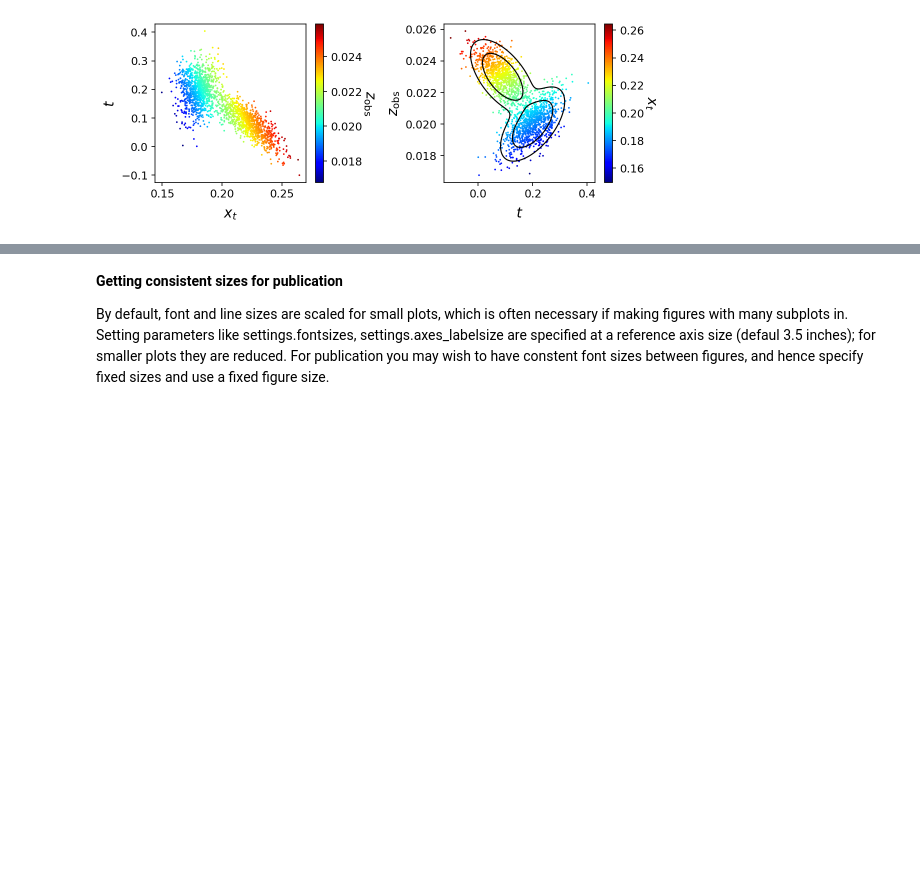
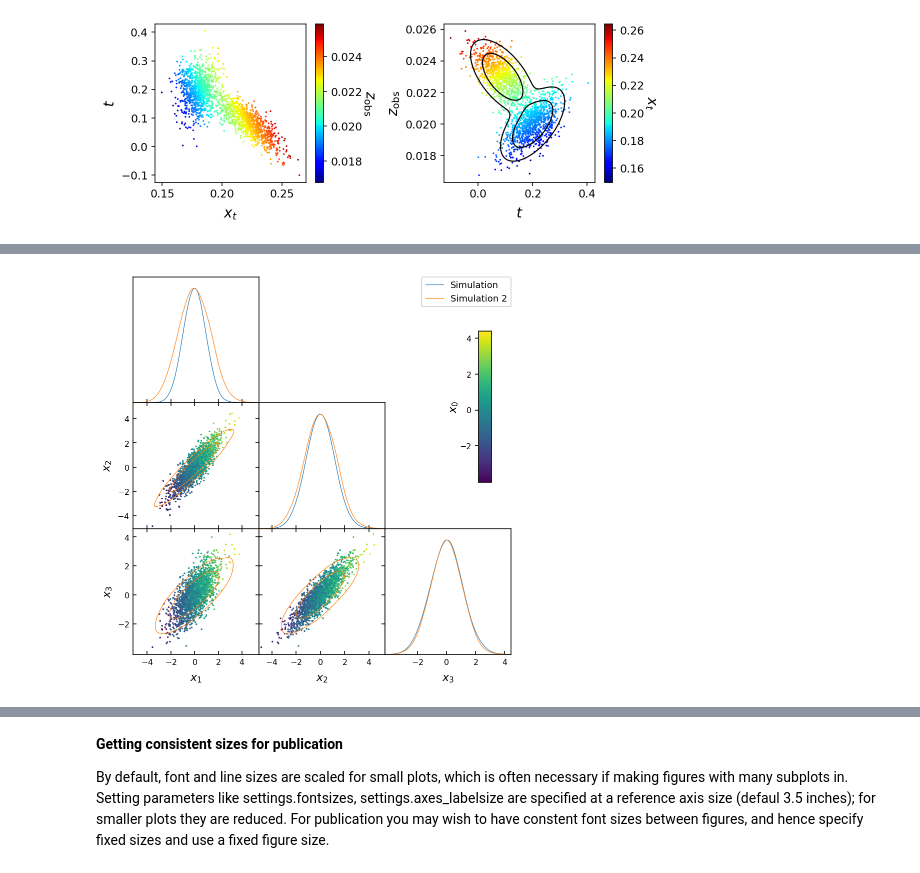
Before and after one commit to xgarrido/getdist, a Jupyter notebook: docs/plot_gallery.ipynb, the cells around one changed output, grey strips where cells are left out. Cells and saved outputs as stored; diff of their text form; code cells hidden in the pictures; blank space fills up the shorter version.

```diff
--- a/docs/plot_gallery.ipynb
+++ b/docs/plot_gallery.ipynb
@@ -452,0 +462,10 @@ g.add_2d_contours(mixture, 't','zobs', ax = [0,1]);
+# %%
+# use the 'tab10' style, which uses default matplotlib colourmaps
+from getdist.styles.tab10 import style_name
+plots.set_active_style(style_name)
+
+g = plots.get_subplot_plotter(width_inch=6)
+g.triangle_plot([samples, samples2], ['x1', 'x2', 'x3'],
+                plot_3d_with_param='x0', legend_labels=['Simulation', 'Simulation 2'])
+# %% [output]
+[figure, added]
```
Also changed, not shown: parts of 9 cells of this notebook, 17 other files.
